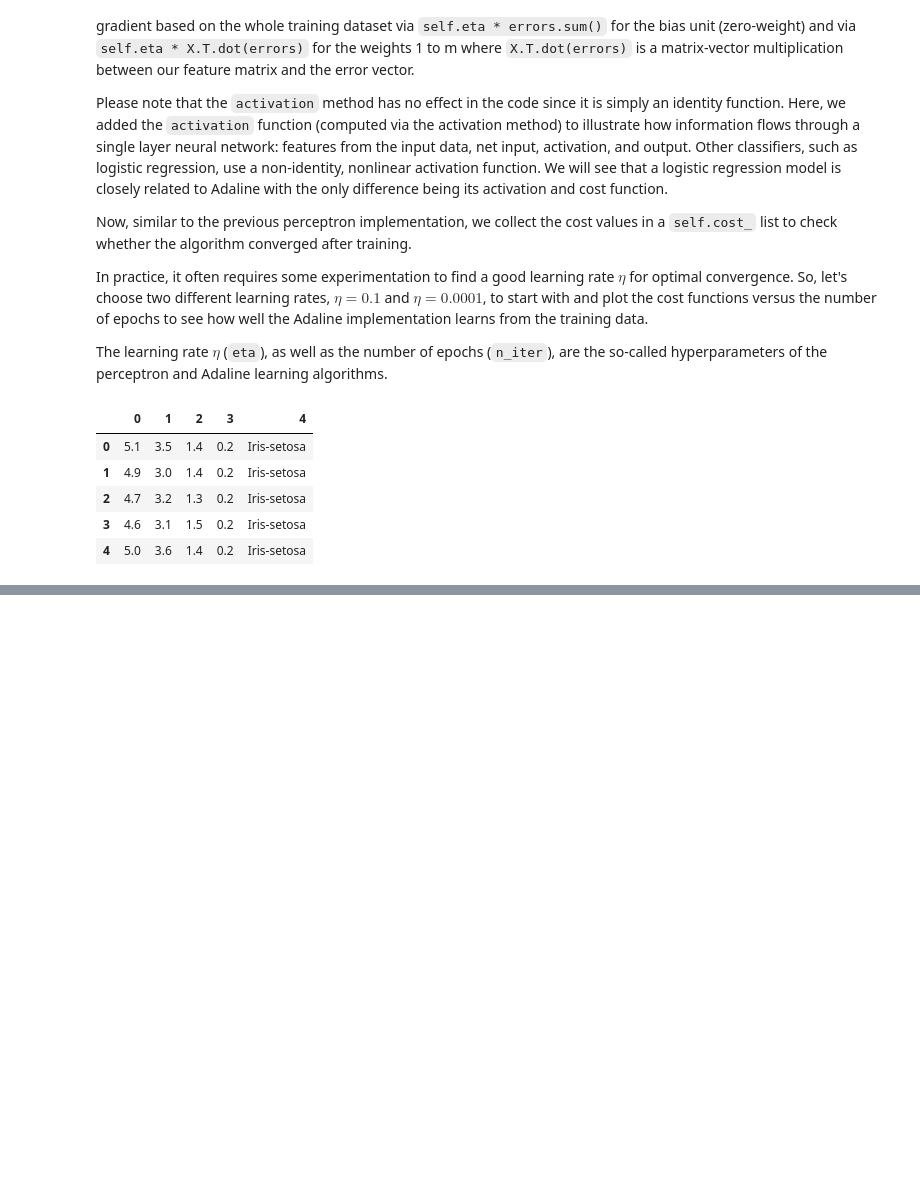
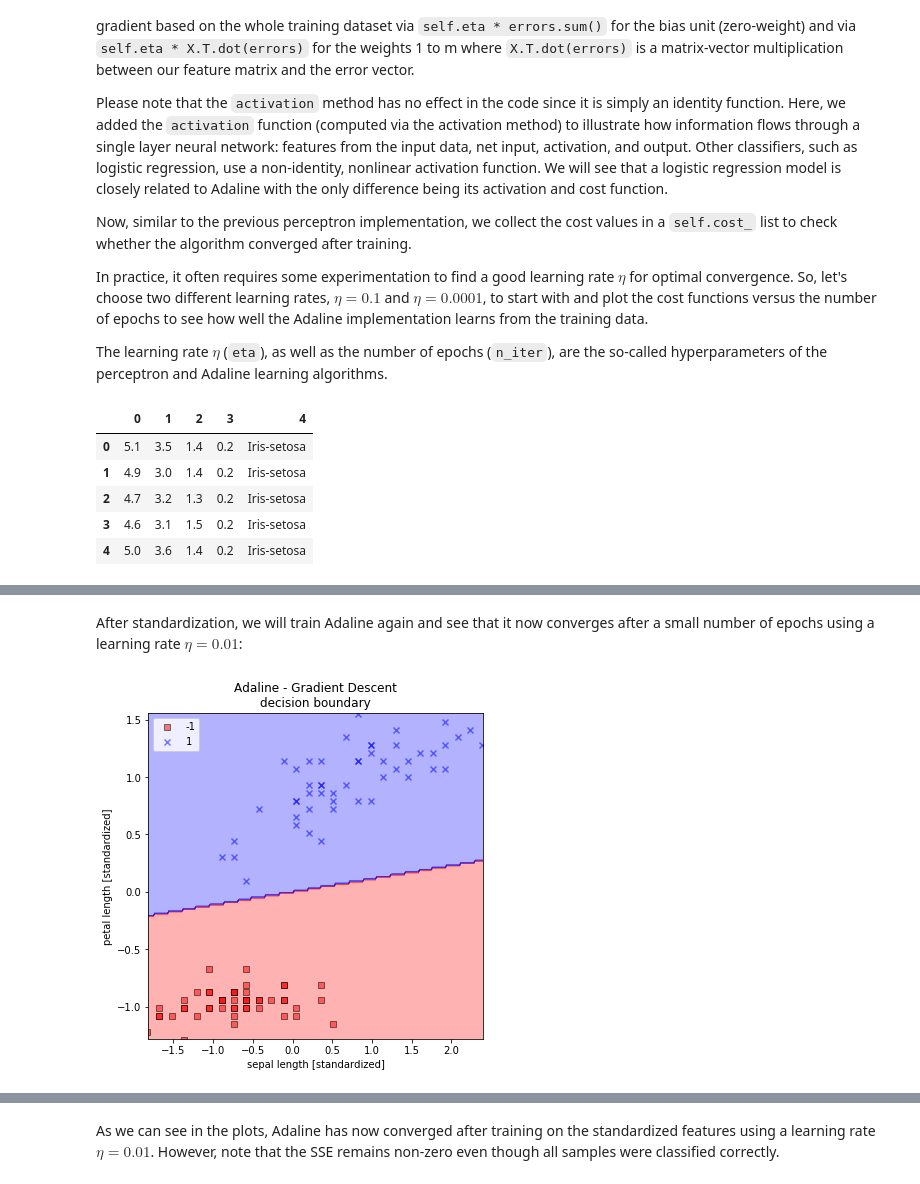
Before and after one commit to stepan-o/nhl_draft, a Jupyter notebook: methodology/classification/algorithms/perceptron/adaline.ipynb, the cells around one changed output, grey strips where cells are left out. Drawn from its saved outputs; the diff is of its cells as text; code cells hidden in the pictures; blank space fills up the shorter version.

Commit message:
add example of Adaline with standardized features

```diff
--- a/methodology/classification/algorithms/perceptron/adaline.ipynb
+++ b/methodology/classification/algorithms/perceptron/adaline.ipynb
@@ -129,0 +144,27 @@ The following figure illustrates what might happen if we change the value of a p
+# %%
+X_std = np.copy(X)
+X_std[:,0] = (X[:,0] - X[:,0].mean()) / X[:,0].std()
+X_std[:,1] = (X[:,1] - X[:,1].mean()) / X[:,1].std()
+# %% [markdown]
+After standardization, we will train Adaline again and see that it now converges after a small number of epochs using a learning rate $\eta=0.01$:
+# %%
+from src.plot_utils import plot_decision_regions
+
+ada = AdalineGD(n_iter=15, eta=0.01)
+ada.fit(X_std, y)
+
+plot_decision_regions(X_std, y, classifier=ada,
+                      xlabel='sepal length [standardized]',
+                      ylabel='petal length [standardized]',
+                      title='Adaline - Gradient Descent'
+                            '\ndecision boundary')
+
+plt.plot(range(1, len(ada.cost_) + 1), ada.cost_, marker='o')
+plt.title('Adaline - Gradient Descent'
+          '\nCost per epoch')
+plt.xlabel('Epochs')
+plt.ylabel('Sum-squared-error')
+plt.axhline(0, color='black')
+plt.show()
+# %% [output]
+[figure, added]
@@ -129,0 +172,2 @@ The following figure illustrates what might happen if we change the value of a p
+# %% [markdown]
+As we can see in the plots, Adaline has now converged after training on the standardized features using a learning rate $\eta=0.01$. However, note that the SSE remains non-zero even though all samples were classified correctly.
```
Also changed, not shown: parts of 2 cells of this notebook.
